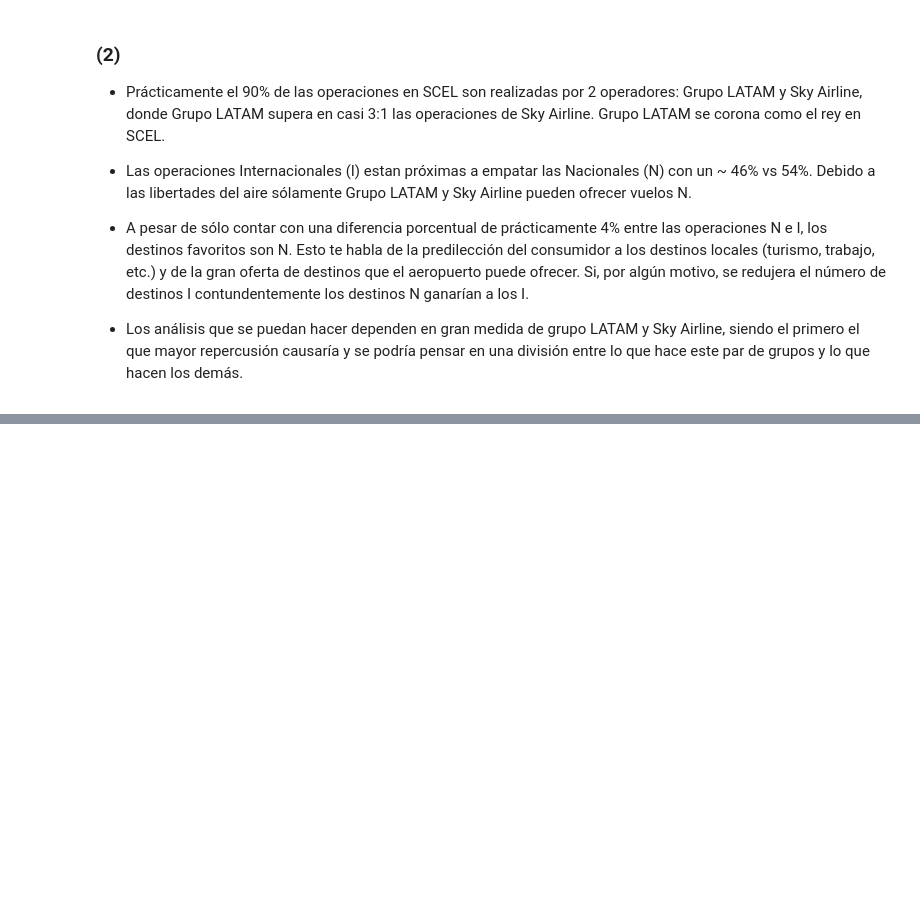
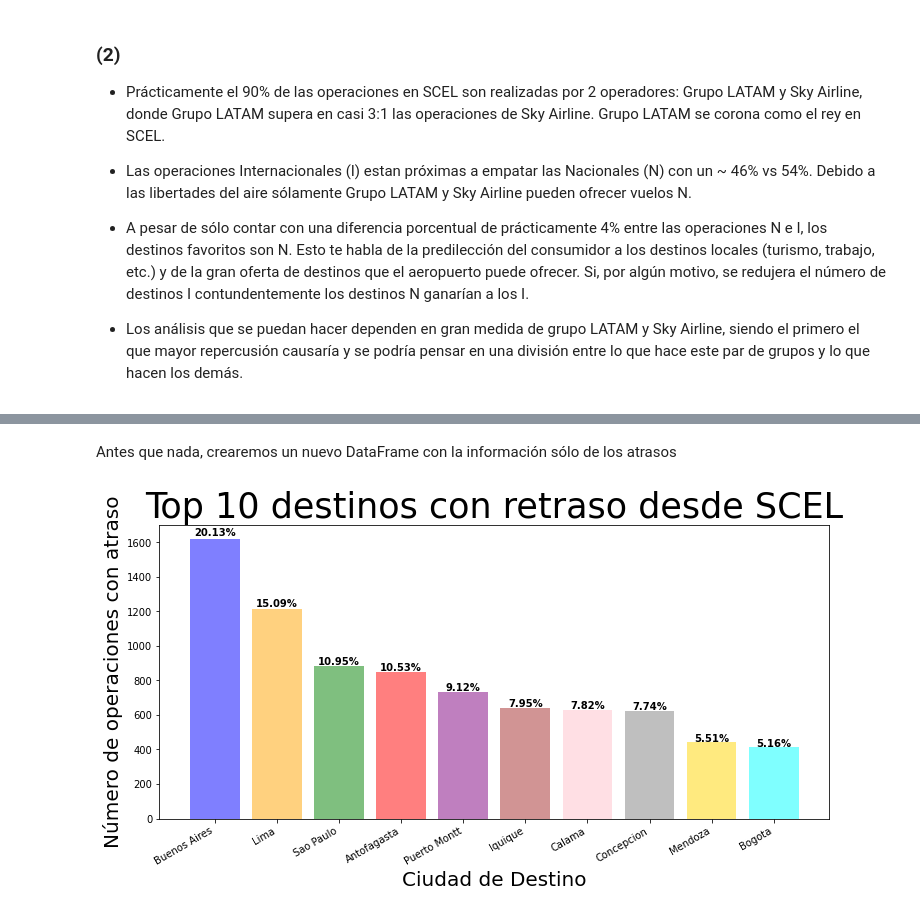
Before and after one commit to Gerardo3070/Desafio_LATAM, a Jupyter notebook: solution.ipynb, the cells around one changed output, grey strips where cells are left out. Cells and saved outputs as stored; diff of their text form; code cells hidden in the pictures; blank space fills up the shorter version.

```diff
--- a/solution.ipynb
+++ b/solution.ipynb
@@ -203,0 +274,32 @@ plt.show()
+# %% [markdown]
+Antes que nada, crearemos un nuevo DataFrame con la información sólo de los atrasos
+# %%
+atraso=df[df.atraso_15 > 0]
+# %%
+des_top_a=[]
+des_top_count_a=[]
+des_tot_a=0
+for i in range (10):
+    des_top_a.append(atraso.SIGLADES.value_counts().index[i])
+    des_top_count_a.append(atraso.SIGLADES.value_counts()[i])
+    des_tot_a+=atraso.SIGLADES.value_counts()[i]
+fig = plt.figure(figsize = (12,6))
+ax = plt.bar(des_top_a, des_top_count_a, alpha=0.5, color=color_pal)
+i = 0
+for p in ax:
+    width = p.get_width()
+    height = p.get_height()
+    x, y = p.get_xy()
+    plt.text(x+width/2,
+             y+height*1.01,
+             str(round(des_top_count_a[i]*100/des_tot_a, 2)) + '%',
+             ha='center',
+             weight='bold')
+    i+=1
+fig.autofmt_xdate()
+plt.title('Top 10 destinos con retraso desde SCEL', fontsize=35)
+plt.xlabel('Ciudad de Destino', fontsize=20)
+plt.ylabel('Número de operaciones con atraso', fontsize=20)
+plt.show()
+# %% [output]
+[figure, added]
```
Also changed, not shown: parts of 46 cells of this notebook, 2 other files.
